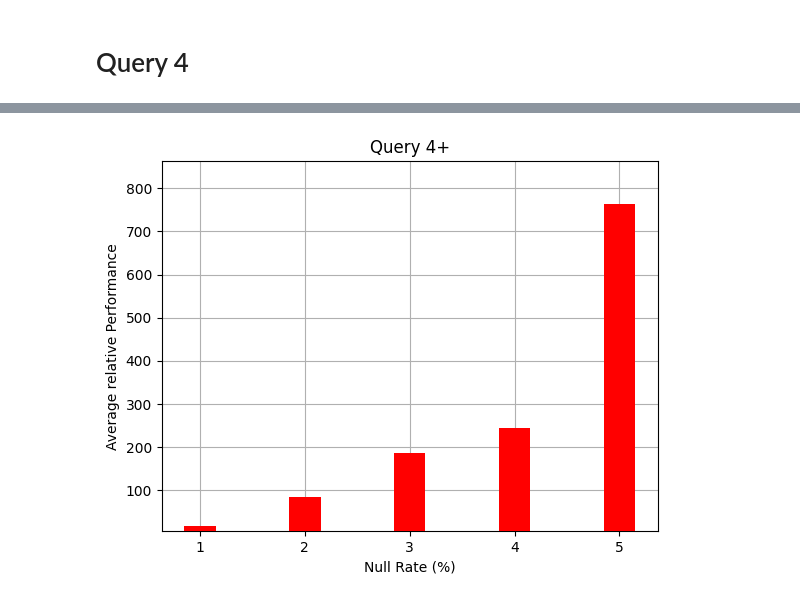
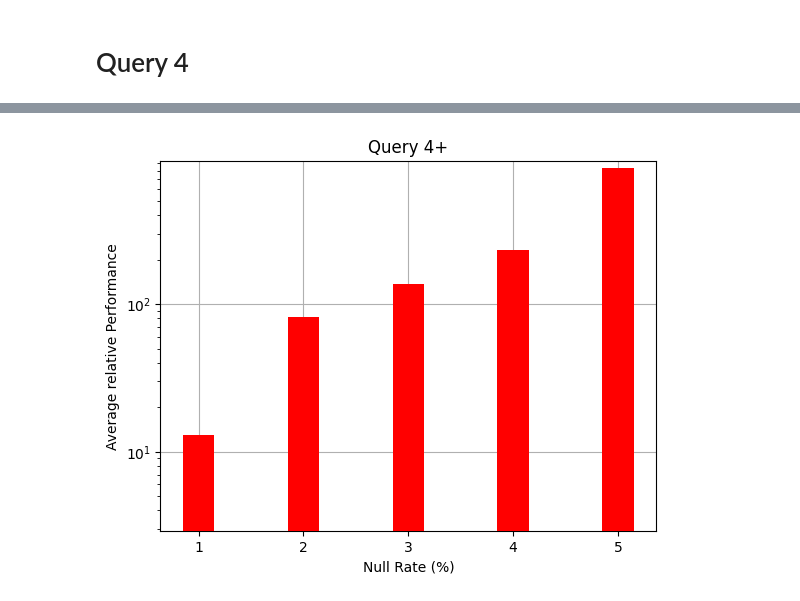
Before and after one commit to AdithyaViswanathan1/CS6360-Paper-Implementation, a Jupyter notebook: performance_results.ipynb, the cells around one changed output, grey strips where cells are left out. Cells and saved outputs as stored; diff of their text form; code cells hidden in the pictures.

Commit message:
better performance results

```diff
--- a/performance_results.ipynb
+++ b/performance_results.ipynb
@@ -19,7 +19,7 @@ if not os.path.exists("performance_results"):
 # %% [markdown]
 # Plot Function
 # %%
-def plot_results(results, query_num):
+def plot_results(results, query_num, log=False):
     # Create an array of indices for the x-axis
     plt.grid(True, zorder=0)
     indices = [int(x*100) for x in null_rates]
@@ -32,6 +32,10 @@ def plot_results(results, query_num):
 
     # Add labels to the x-axis
     plt.xticks(indices, [str(i) for i in indices])
+
+    # scale
+    if log:
+        plt.yscale('log')
 
     # Add labels to the y-axis and title to the plot
     plt.ylabel('Average relative Performance')
@@ -156,4 +160,4 @@ AVG for tpch_5pct is 763.2
 # %%
-plot_results(q4_results, "4")
+plot_results(q4_results, "4", log=True)
 # %% [output]
-[figure, old version]
+[figure, new version]
```
Also changed, not shown: parts of 5 cells of this notebook, 3 other files.
